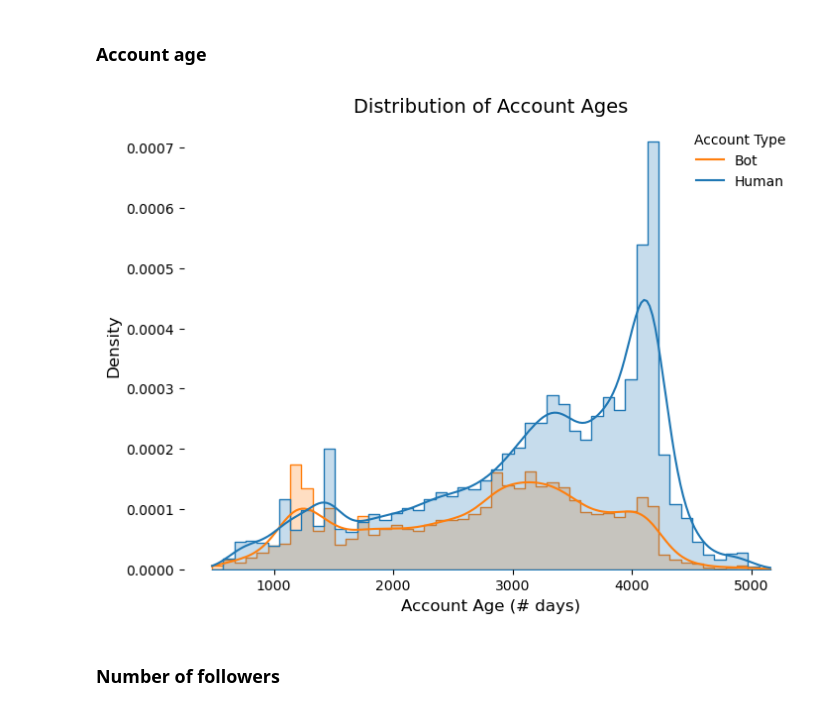
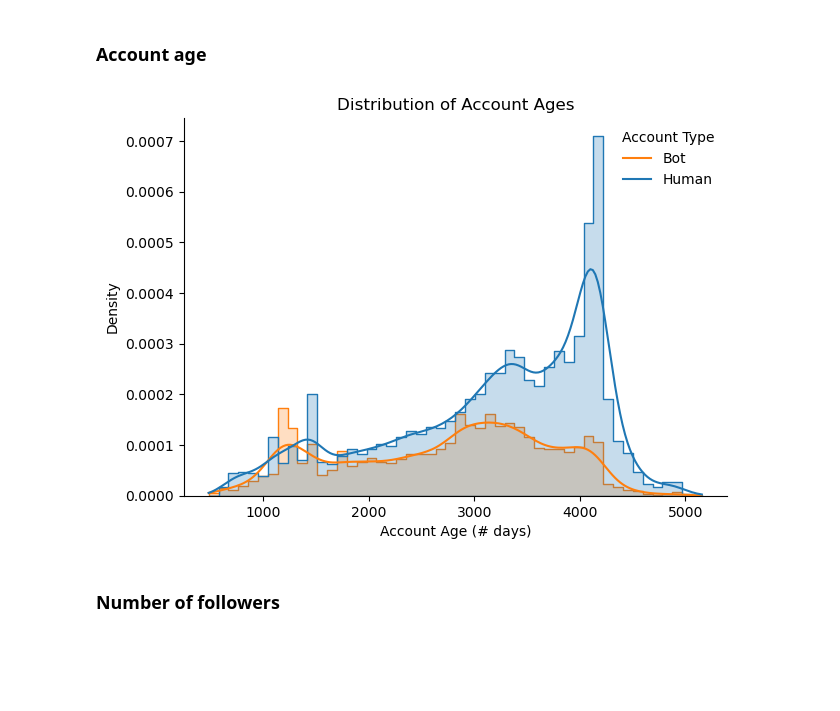
Before and after one commit to scrapfishies/twitter-bot-detection, a Jupyter notebook: eda.ipynb, the cells around one changed output. Drawn from its saved outputs; the diff is of its cells as text; code cells hidden in the pictures; blank space fills up the shorter version.

```diff
--- a/eda.ipynb
+++ b/eda.ipynb
@@ -162,17 +162,17 @@ df['favs_rate'] = np.round(np.log(1 + (df['friends_count'] / df['account_age_day
 # %% [markdown]
 ### Account age
 # %%
-plt.figure(figsize=(8,6), dpi=100)
+plt.figure(figsize=(7,5), dpi=100)
 sns.histplot(x='account_age_days', data=df, hue='bot', alpha=.25,
              kde=True, stat='density', common_bins=True, element='step', legend=True)
 
 plt.legend(title='Account Type', loc='upper right', labels=['Bot', 'Human'], frameon=False)
-plt.title('Distribution of Account Ages', fontsize=14)
-plt.xlabel('Account Age (# days)', fontsize=12)
-plt.ylabel('Density', fontsize=12)
-sns.despine(bottom = True, left = True);
+plt.title('Distribution of Account Ages', fontsize=12)
+plt.xlabel('Account Age (# days)', fontsize=10)
+plt.ylabel('Density', fontsize=10)
+sns.despine();
 # %% [output]
-[figure, old version]
+[figure, new version]
 # %% [markdown]
 ### Number of followers
 # %%
```
Also changed, not shown: parts of 15 cells of this notebook, 2 other files.
